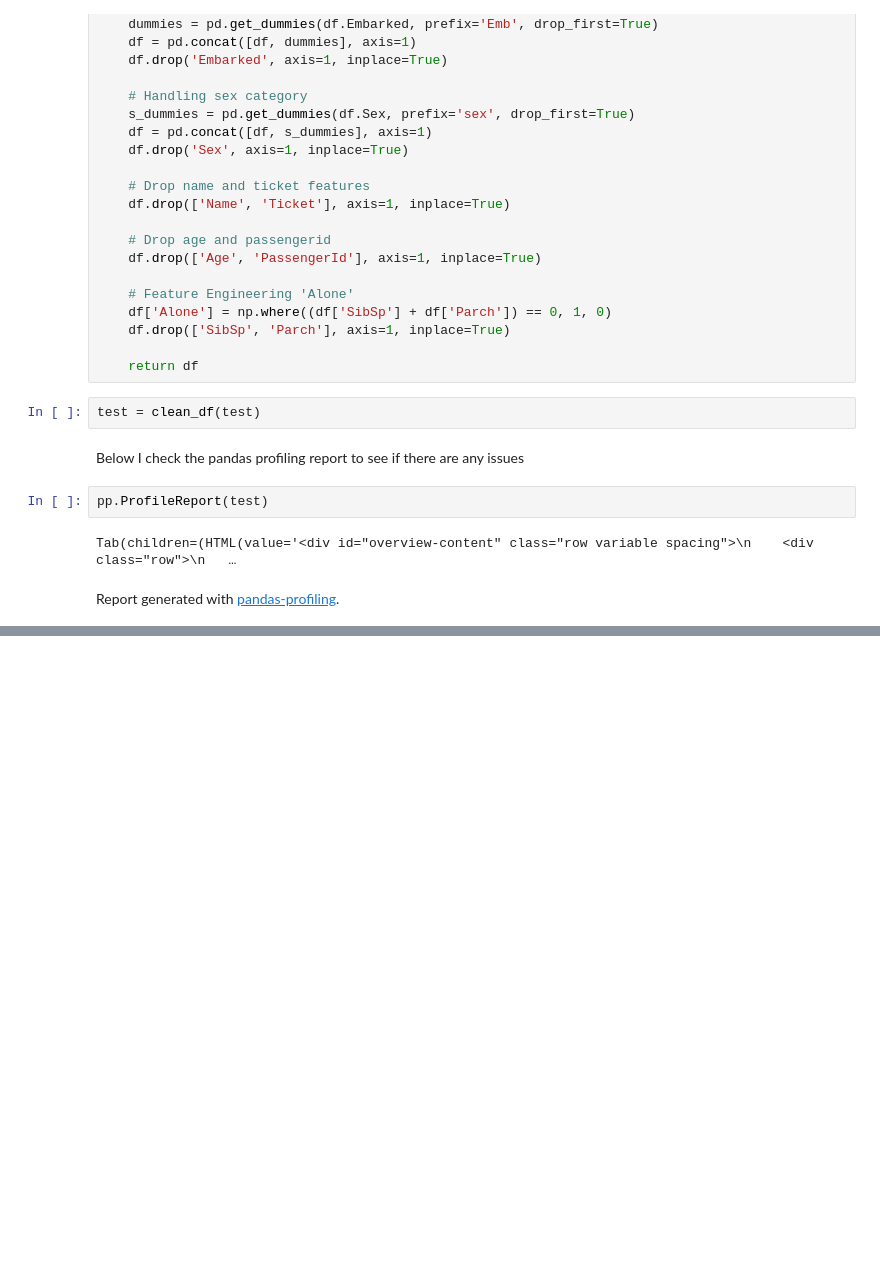
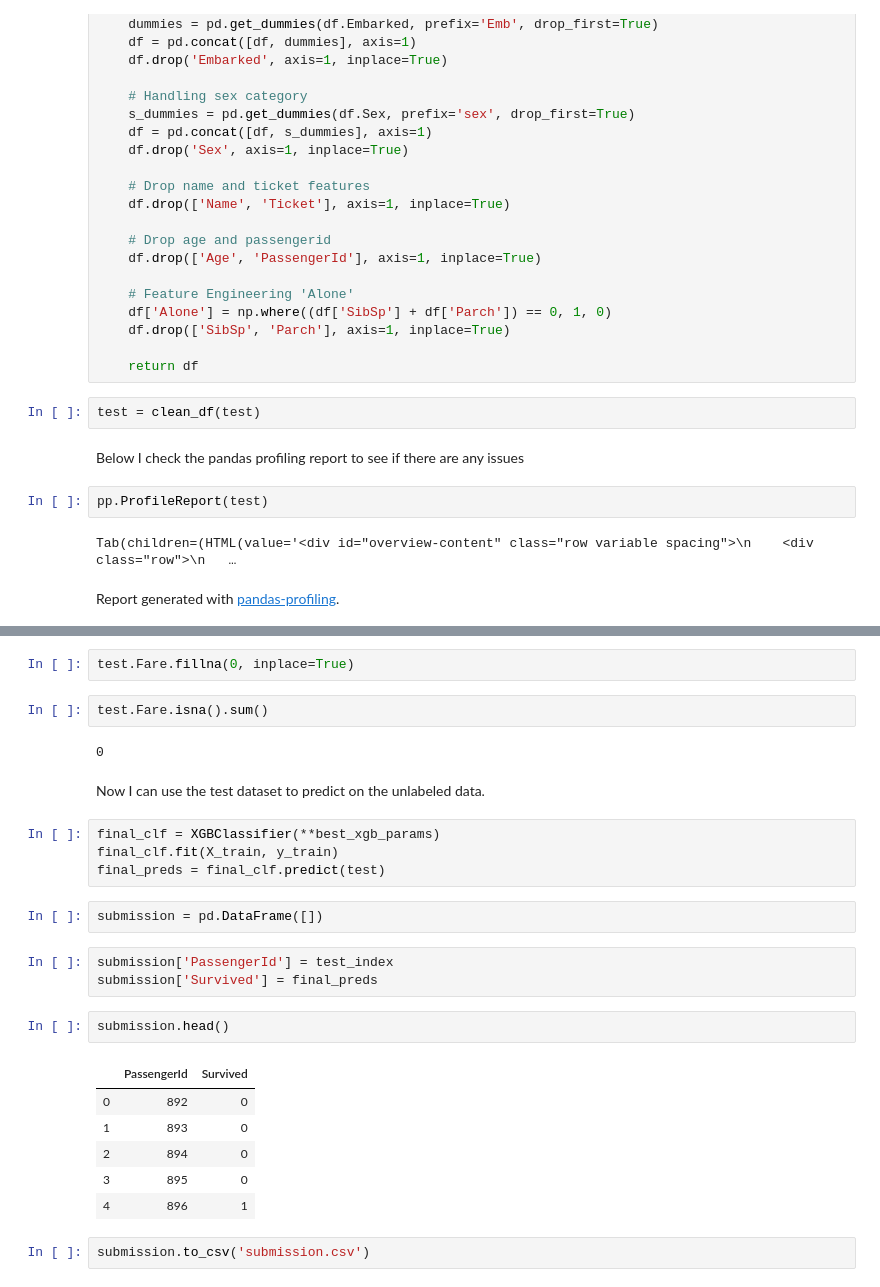
Before and after one commit to douglaspsteen/titanic, a Jupyter notebook: Titanic_Kaggle_Competition.ipynb, the cells around one changed output, grey strips where cells are left out. Drawn from its saved outputs; the diff is of its cells as text; blank space fills up the shorter version.

Commit message:
generated test predictions

```diff
--- a/Titanic_Kaggle_Competition.ipynb
+++ b/Titanic_Kaggle_Competition.ipynb
@@ -582,0 +586,28 @@ Report generated with pandas-profiling.
+# %%
+test.Fare.fillna(0, inplace=True)
+# %%
+test.Fare.isna().sum()
+# %% [output]
+0
+# %% [markdown]
+Now I can use the test dataset to predict on the unlabeled data.
+# %%
+final_clf = XGBClassifier(**best_xgb_params)
+final_clf.fit(X_train, y_train)
+final_preds = final_clf.predict(test)
+# %%
+submission = pd.DataFrame([])
+# %%
+submission['PassengerId'] = test_index
+submission['Survived'] = final_preds
+# %%
+submission.head()
+# %% [output]
+|  | PassengerId | Survived |
+| 0 | 892 | 0 |
+| 1 | 893 | 0 |
+| 2 | 894 | 0 |
+| 3 | 895 | 0 |
+| 4 | 896 | 1 |
+# %%
+submission.to_csv('submission.csv')
```
Also changed, not shown: parts of 3 cells of this notebook.
